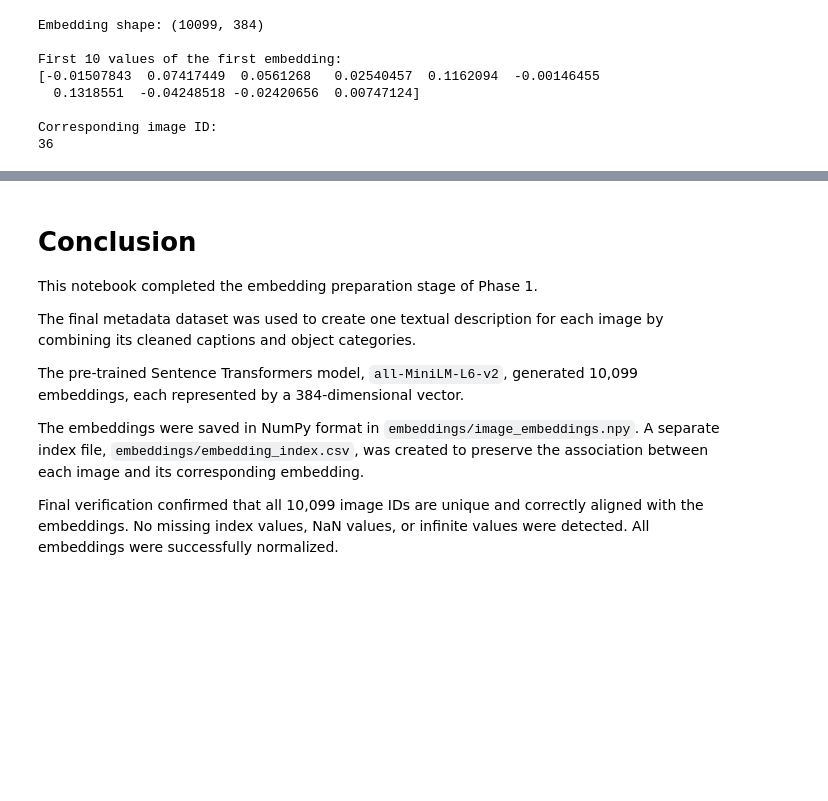
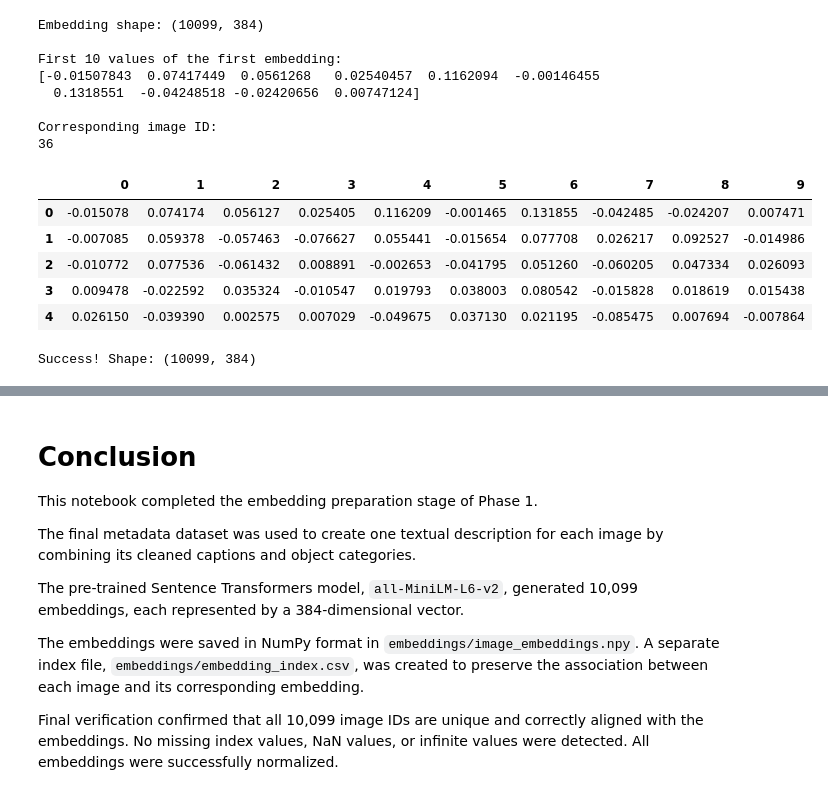
Before and after one commit to Leena-debug/coco-rag-g28, a Jupyter notebook: notebooks/05_embedding_preparation.ipynb, the cells around one changed output, grey strips where cells are left out. Saved outputs shown, nothing was run; the diff lists cells and outputs as text; code cells hidden in the pictures; blank space fills up the shorter version.

```diff
--- a/notebooks/05_embedding_preparation.ipynb
+++ b/notebooks/05_embedding_preparation.ipynb
@@ -316,3 +308,36 @@ First 10 values of the first embedding:
 
 Corresponding image ID:
 36
+# %%
+import numpy as np
+import pandas as pd
+
+# Load the numbers
+embeddings = np.load("../data/embeddings/embeddings/image_embeddings.npy")
+
+# Show the first 5 rows and first 10 numbers as a table
+pd.DataFrame(embeddings[:5, :10])
+# %% [output]
+|  | 0 | 1 | 2 | 3 | 4 | 5 | 6 | 7 | 8 | 9 |
+| 0 | -0.015078 | 0.074174 | 0.056127 | 0.025405 | 0.116209 | -0.001465 | 0.131855 | -0.042485 | -0.024207 | 0.007471 |
+| 1 | -0.007085 | 0.059378 | -0.057463 | -0.076627 | 0.055441 | -0.015654 | 0.077708 | 0.026217 | 0.092527 | -0.014986 |
+| 2 | -0.010772 | 0.077536 | -0.061432 | 0.008891 | -0.002653 | -0.041795 | 0.051260 | -0.060205 | 0.047334 | 0.026093 |
+| 3 | 0.009478 | -0.022592 | 0.035324 | -0.010547 | 0.019793 | 0.038003 | 0.080542 | -0.015828 | 0.018619 | 0.015438 |
+| 4 | 0.026150 | -0.039390 | 0.002575 | 0.007029 | -0.049675 | 0.037130 | 0.021195 | -0.085475 | 0.007694 | -0.007864 |
+# %%
+import numpy as np
+import pandas as pd
+import os
+
+# This gets the exact current folder of the notebook
+current_dir = os.getcwd()
+
+# This goes up one level (out of 'notebooks') and points to the file
+file_path = os.path.join(current_dir, "..", "data", "embeddings", "embeddings", "image_embeddings.npy")
+
+# Load it
+embeddings = np.load(file_path)
+
+print("Success! Shape:", embeddings.shape)
+# %% [output]
+Success! Shape: (10099, 384)
```
Also changed, not shown: parts of 2 cells of this notebook.
